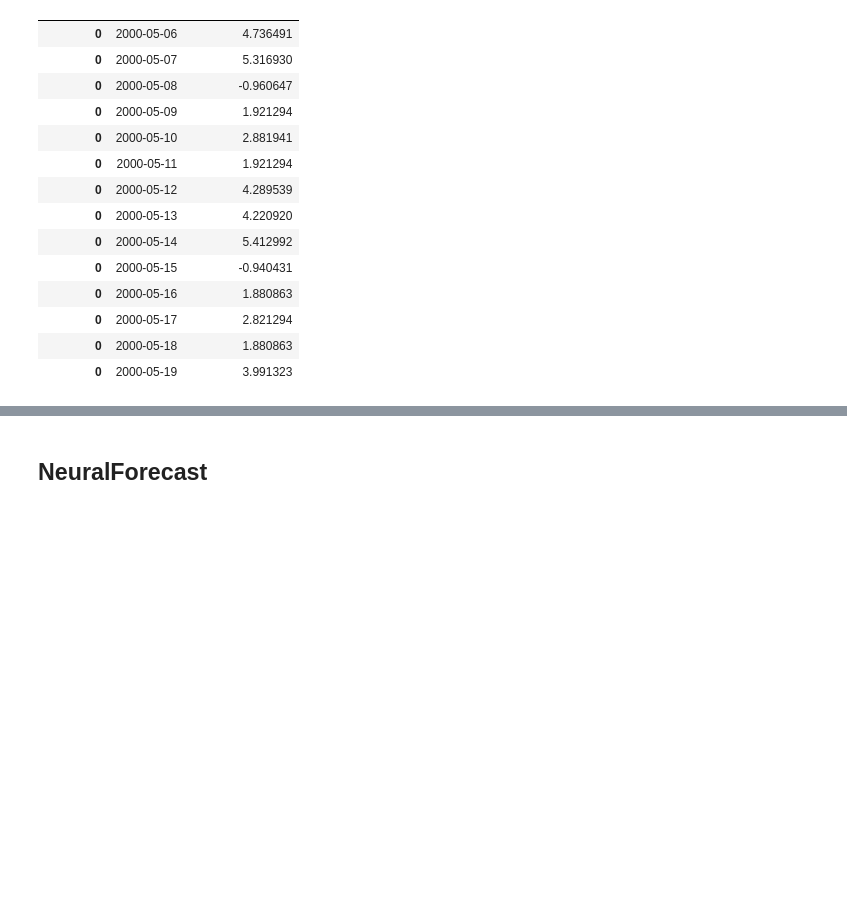
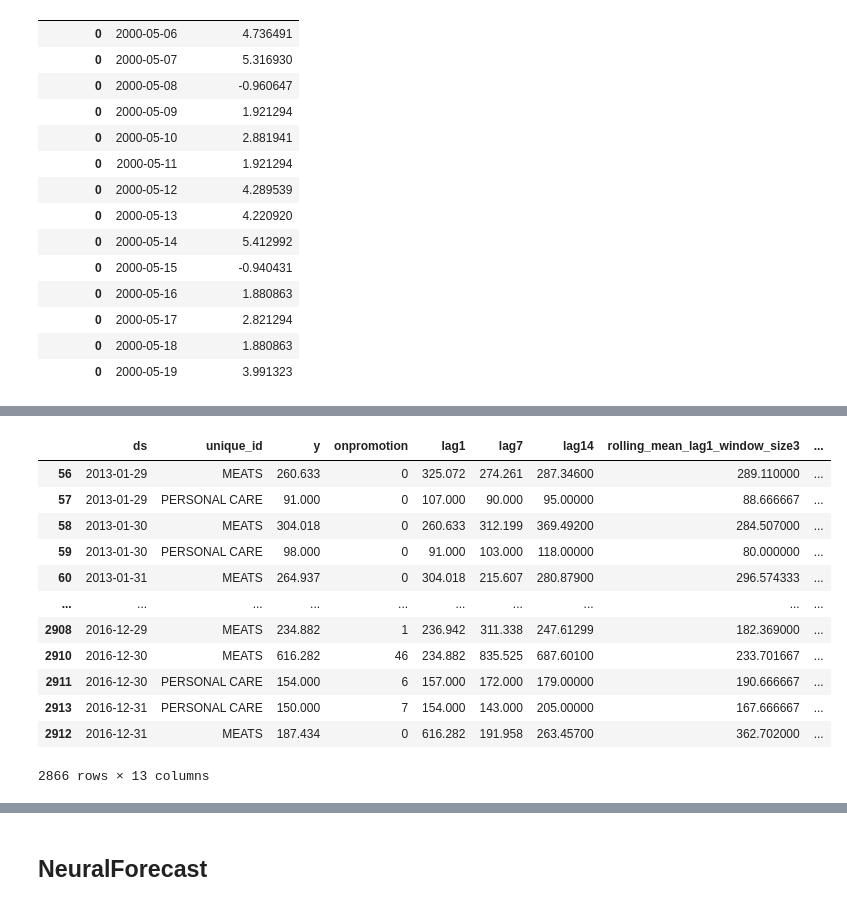
Before and after one commit to BrunoCavag/TimeSeries_Learning, a Jupyter notebook: nixtla_python.ipynb, the cells around one changed output, grey strips where cells are left out. Cells and saved outputs as stored; diff of their text form; code cells hidden in the pictures; blank space fills up the shorter version.

```diff
--- a/nixtla_python.ipynb
+++ b/nixtla_python.ipynb
@@ -199,0 +316,5 @@ y_pred_mlfcst
+# %%
+from sklearn.ensemble import RandomForestRegressor, ExtraTreesRegressor
+
+models = [RandomForestRegressor(random_state=0, n_estimators=100),
+          ExtraTreesRegressor(random_state=0, n_estimators=100)]
@@ -199,0 +455,16 @@ y_pred_mlfcst
+# %%
+model.preprocess(train, id_col='unique_id', time_col='ds', target_col='y', static_features=[])
+# %% [output]
+|  | ds | unique_id | y | onpromotion | lag1 | lag7 | lag14 | rolling_mean_lag1_window_size3 | ... |
+| 56 | 2013-01-29 | MEATS | 260.633 | 0 | 325.072 | 274.261 | 287.34600 | 289.110000 | ... |
+| 57 | 2013-01-29 | PERSONAL CARE | 91.000 | 0 | 107.000 | 90.000 | 95.00000 | 88.666667 | ... |
+| 58 | 2013-01-30 | MEATS | 304.018 | 0 | 260.633 | 312.199 | 369.49200 | 284.507000 | ... |
+| 59 | 2013-01-30 | PERSONAL CARE | 98.000 | 0 | 91.000 | 103.000 | 118.00000 | 80.000000 | ... |
+| 60 | 2013-01-31 | MEATS | 264.937 | 0 | 304.018 | 215.607 | 280.87900 | 296.574333 | ... |
+| ... | ... | ... | ... | ... | ... | ... | ... | ... | ... |
+| 2908 | 2016-12-29 | MEATS | 234.882 | 1 | 236.942 | 311.338 | 247.61299 | 182.369000 | ... |
+| 2910 | 2016-12-30 | MEATS | 616.282 | 46 | 234.882 | 835.525 | 687.60100 | 233.701667 | ... |
+| 2911 | 2016-12-30 | PERSONAL CARE | 154.000 | 6 | 157.000 | 172.000 | 179.00000 | 190.666667 | ... |
+| 2913 | 2016-12-31 | PERSONAL CARE | 150.000 | 7 | 154.000 | 143.000 | 205.00000 | 167.666667 | ... |
+| 2912 | 2016-12-31 | MEATS | 187.434 | 0 | 616.282 | 191.958 | 263.45700 | 362.702000 | ... |
+2866 rows × 13 columns
```
Also changed, not shown: parts of 49 cells of this notebook, 1 other file.
